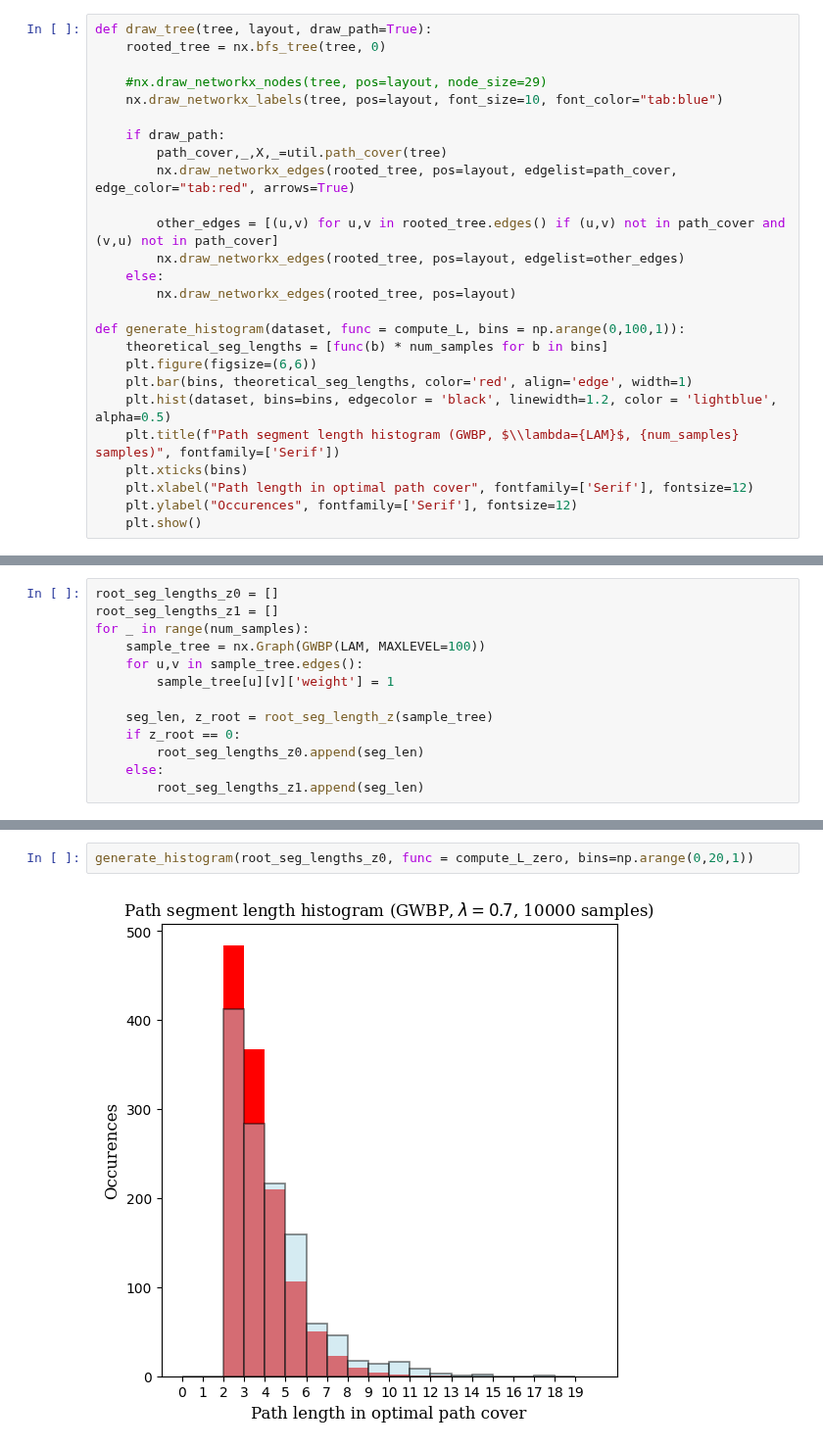
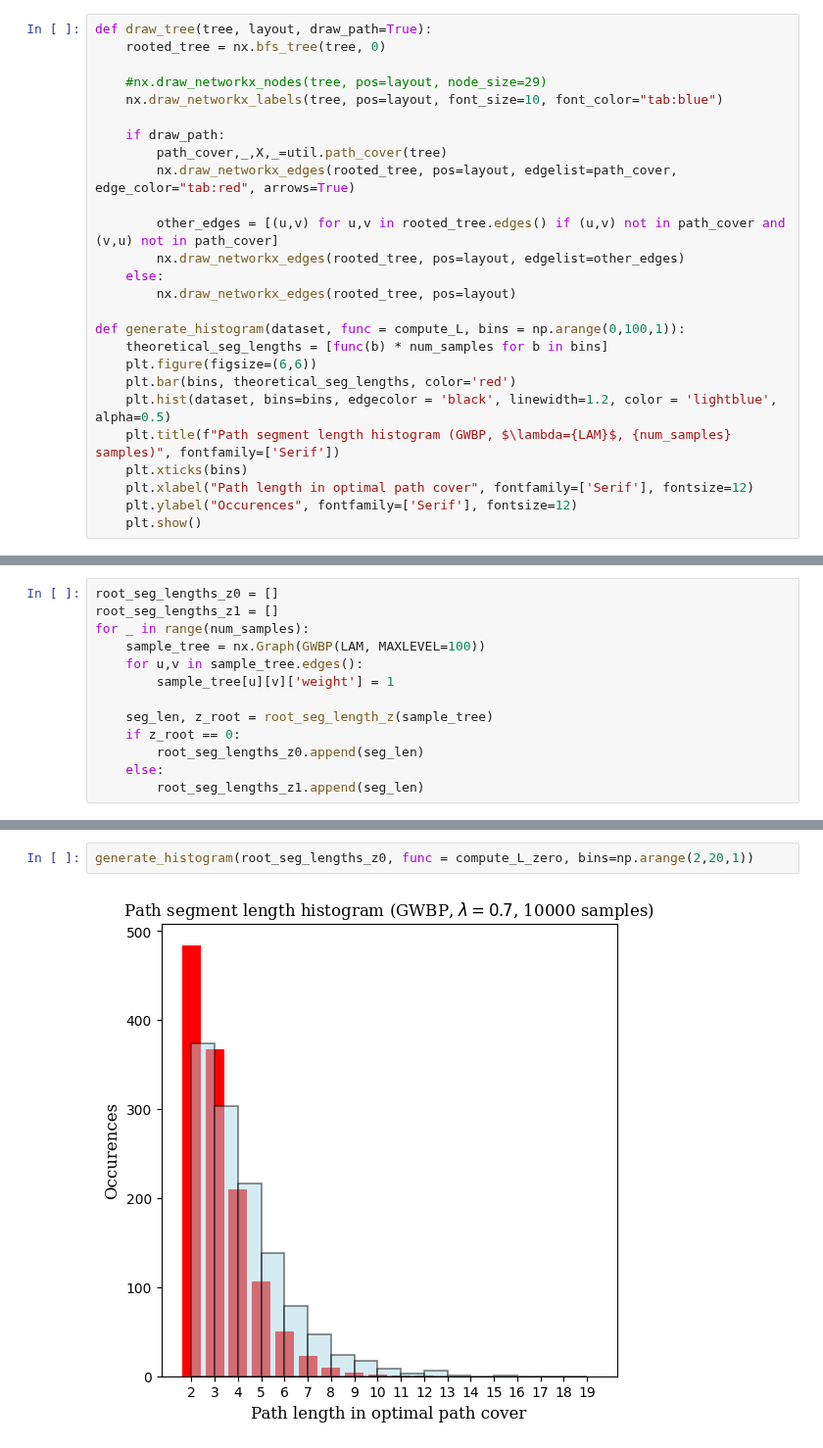
Before and after one commit to JulesGB/MeanFieldLastPassagePercolation, a Jupyter notebook: typical_path_length.ipynb, the cells around one changed output, grey strips where cells are left out. Shown at 98% size. Drawn from its saved outputs; the diff is of its cells as text.

Commit message:
histograms based on z

```diff
--- a/typical_path_length.ipynb
+++ b/typical_path_length.ipynb
@@ -93,9 +94,9 @@ def draw_tree(tree, layout, draw_path=True):
 def generate_histogram(dataset, func = compute_L, bins = np.arange(0,100,1)):
     theoretical_seg_lengths = [func(b) * num_samples for b in bins]
     plt.figure(figsize=(6,6))
-    plt.bar(bins, theoretical_seg_lengths, color='red', align='edge', width=1)
+    plt.bar(bins, theoretical_seg_lengths, color='red')
     plt.hist(dataset, bins=bins, edgecolor = 'black', linewidth=1.2, color = 'lightblue', alpha=0.5)
-    plt.title(f"Path segment length histogram (GWBP, $\\lambda={LAM}$, {num_samples} samples)", fontfamily=['Serif'])
+    plt.title(f"Path segment length histogram (GWBP, $\lambda={LAM}$, {num_samples} samples)", fontfamily=['Serif'])
     plt.xticks(bins)
     plt.xlabel("Path length in optimal path cover", fontfamily=['Serif'], fontsize=12)
     plt.ylabel("Occurences", fontfamily=['Serif'], fontsize=12)
@@ -168,7 +172,7 @@ len(root_seg_lengths_z0)
 # %%
-generate_histogram(root_seg_lengths_z0, func = compute_L_zero, bins=np.arange(0,20,1))
+generate_histogram(root_seg_lengths_z0, func = compute_L_zero, bins=np.arange(2,20,1))
 # %% [output]
-[figure, old version]
+[figure, new version]
 # %%
 generate_histogram(root_seg_lengths_z1, func = compute_L_one, bins=np.arange(0,20,1))
 # %% [output]
```
Also changed, not shown: parts of 10 cells of this notebook.
